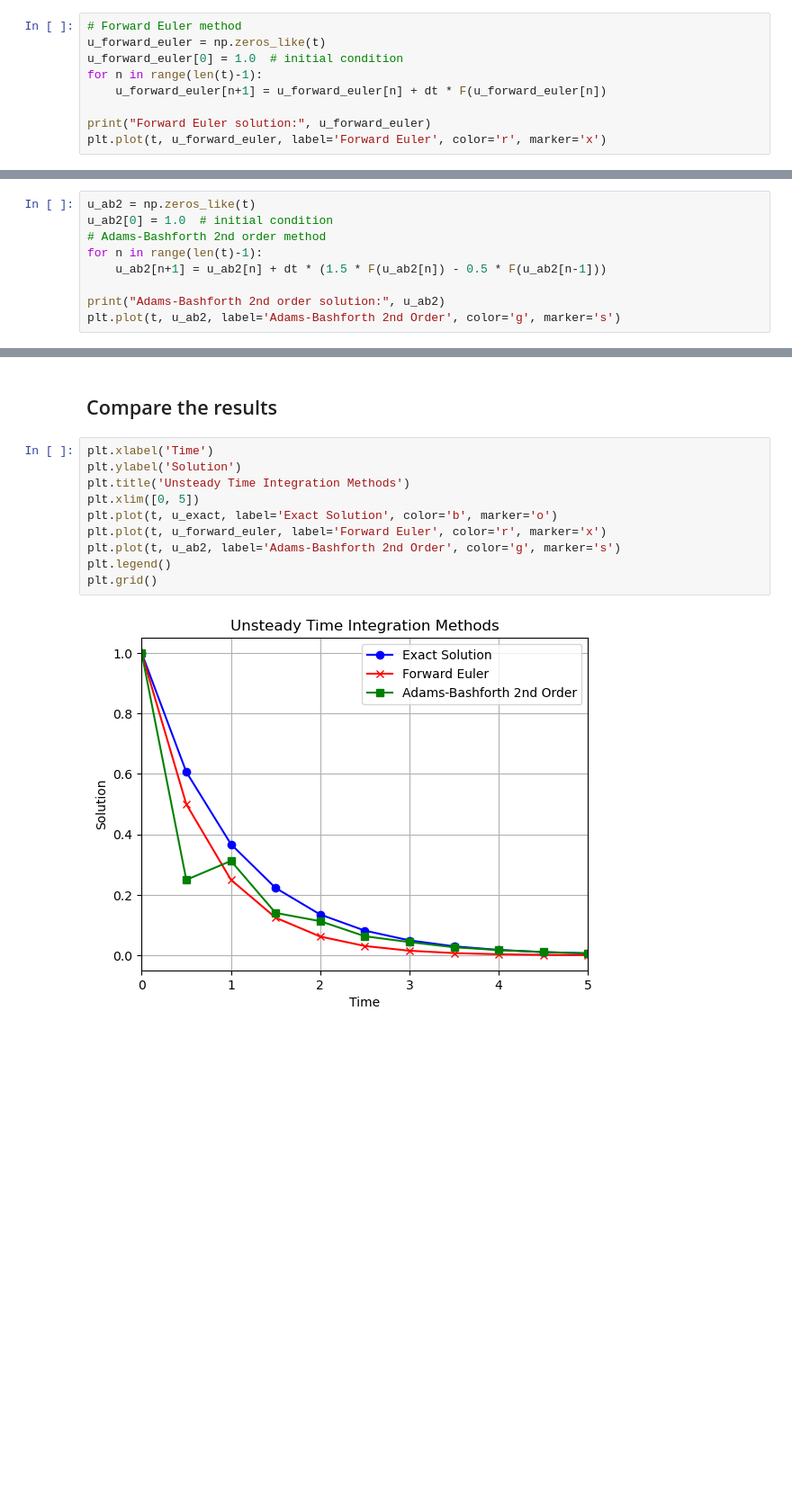
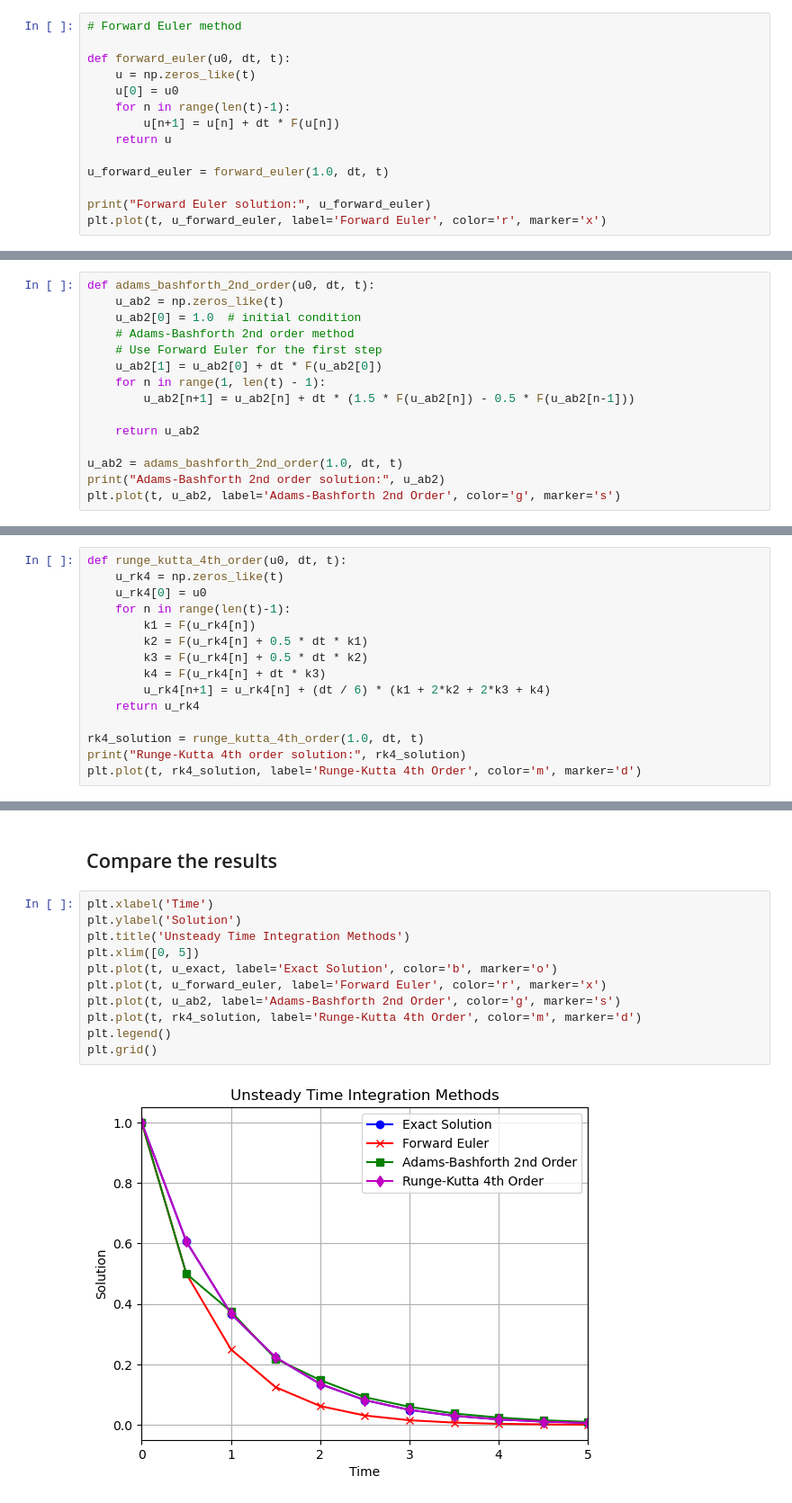
Before and after one commit to harishragul/cfd, a Jupyter notebook: exercise/unsteady_time_integration.ipynb, the cells around one changed output, grey strips where cells are left out. Shown at 90% size. Saved outputs shown, nothing was run; the diff lists cells and outputs as text; blank space fills up the shorter version.

```diff
--- a/exercise/unsteady_time_integration.ipynb
+++ b/exercise/unsteady_time_integration.ipynb
@@ -40,10 +44,15 @@ def F(u):
 ## Forward Euler
 # %%
 # Forward Euler method
-u_forward_euler = np.zeros_like(t)
-u_forward_euler[0] = 1.0  # initial condition
-for n in range(len(t)-1):
-    u_forward_euler[n+1] = u_forward_euler[n] + dt * F(u_forward_euler[n])
+
+def forward_euler(u0, dt, t):
+    u = np.zeros_like(t)
+    u[0] = u0
+    for n in range(len(t)-1):
+        u[n+1] = u[n] + dt * F(u[n])
+    return u
+
+u_forward_euler = forward_euler(1.0, dt, t)
 
 print("Forward Euler solution:", u_forward_euler)
 plt.plot(t, u_forward_euler, label='Forward Euler', color='r', marker='x')
@@ -56,12 +65,18 @@ Forward Euler solution: [1.000000e+00 5.000000e-01 2.500000e-01 1.250000e-01 6.2
 # %% [markdown]
 ## Adams-Bashforth 2
 # %%
-u_ab2 = np.zeros_like(t)
-u_ab2[0] = 1.0  # initial condition
-# Adams-Bashforth 2nd order method
-for n in range(len(t)-1):
-    u_ab2[n+1] = u_ab2[n] + dt * (1.5 * F(u_ab2[n]) - 0.5 * F(u_ab2[n-1]))
+def adams_bashforth_2nd_order(u0, dt, t):
+    u_ab2 = np.zeros_like(t)
+    u_ab2[0] = 1.0  # initial condition
+    # Adams-Bashforth 2nd order method
+    # Use Forward Euler for the first step
+    u_ab2[1] = u_ab2[0] + dt * F(u_ab2[0])
+    for n in range(1, len(t) - 1):
+        u_ab2[n+1] = u_ab2[n] + dt * (1.5 * F(u_ab2[n]) - 0.5 * F(u_ab2[n-1]))
 
+    return u_ab2
+
+u_ab2 = adams_bashforth_2nd_order(1.0, dt, t)
 print("Adams-Bashforth 2nd order solution:", u_ab2)
 plt.plot(t, u_ab2, label='Adams-Bashforth 2nd Order', color='g', marker='s')
 # %% [output]
@@ -71,0 +89,15 @@ Adams-Bashforth 2nd order solution: [1.         0.25       0.3125     0.140625
+# %%
+def runge_kutta_4th_order(u0, dt, t):
+    u_rk4 = np.zeros_like(t)
+    u_rk4[0] = u0
+    for n in range(len(t)-1):
+        k1 = F(u_rk4[n])
+        k2 = F(u_rk4[n] + 0.5 * dt * k1)
+        k3 = F(u_rk4[n] + 0.5 * dt * k2)
+        k4 = F(u_rk4[n] + dt * k3)
+        u_rk4[n+1] = u_rk4[n] + (dt / 6) * (k1 + 2*k2 + 2*k3 + k4)
+    return u_rk4
+
+rk4_solution = runge_kutta_4th_order(1.0, dt, t)
+print("Runge-Kutta 4th order solution:", rk4_solution)
+plt.plot(t, rk4_solution, label='Runge-Kutta 4th Order', color='m', marker='d')
@@ -74,12 +111,13 @@ Adams-Bashforth 2nd order solution: [1.         0.25       0.3125     0.140625
 # %%
 plt.xlabel('Time')
 plt.ylabel('Solution')
 plt.title('Unsteady Time Integration Methods')
 plt.xlim([0, 5])
 plt.plot(t, u_exact, label='Exact Solution', color='b', marker='o')
 plt.plot(t, u_forward_euler, label='Forward Euler', color='r', marker='x')
 plt.plot(t, u_ab2, label='Adams-Bashforth 2nd Order', color='g', marker='s')
+plt.plot(t, rk4_solution, label='Runge-Kutta 4th Order', color='m', marker='d')
 plt.legend()
 plt.grid()
 # %% [output]
-[figure, old version]
+[figure, new version]
```
Also changed, not shown: parts of 14 cells of this notebook, 1 other file.
